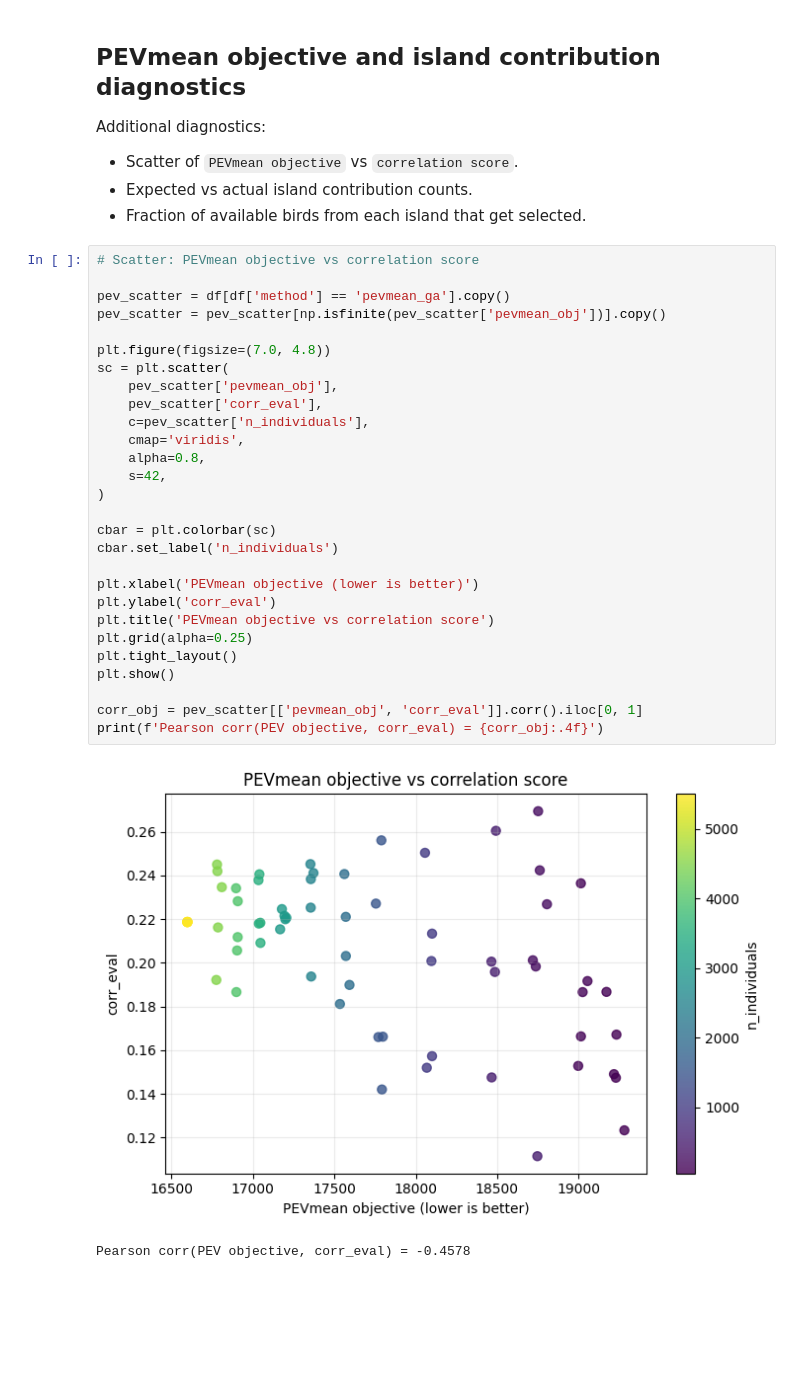
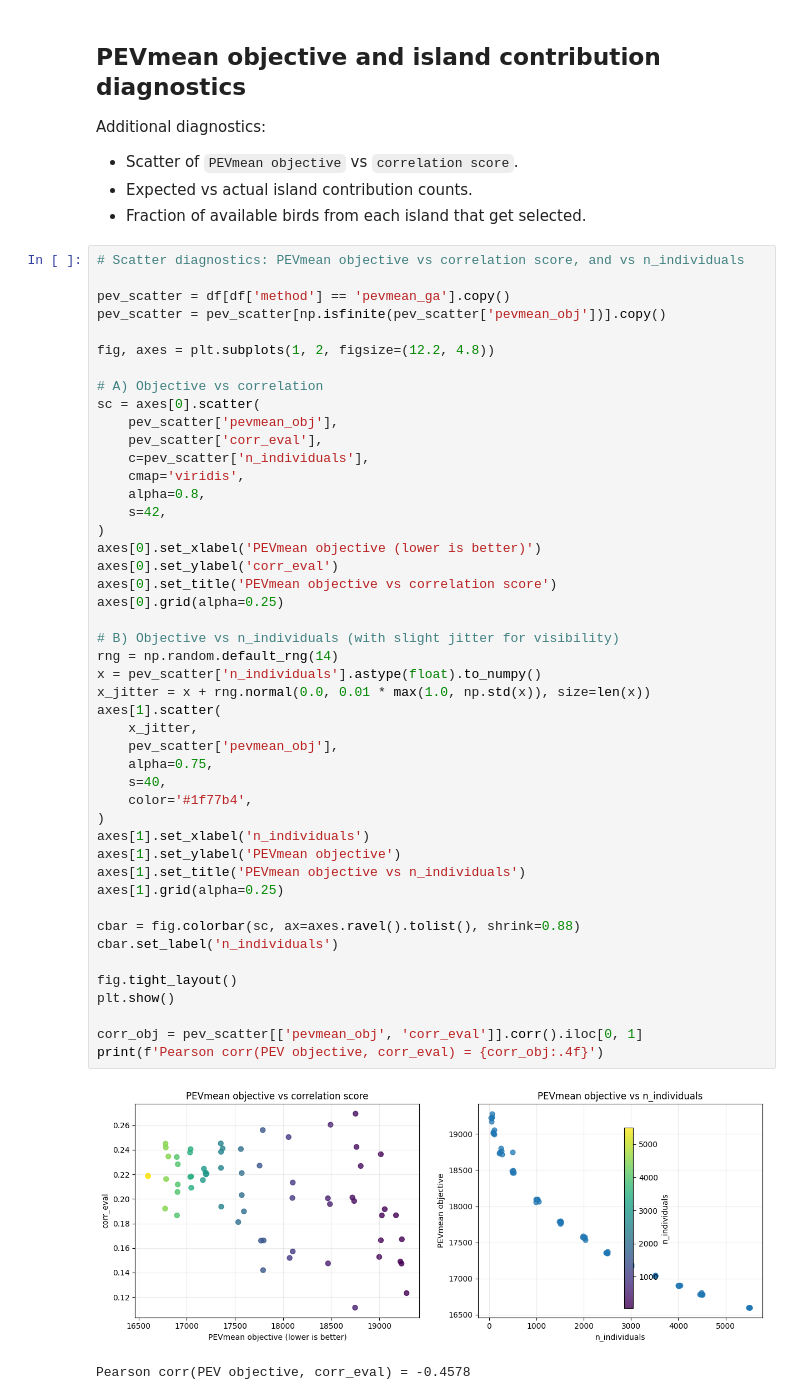
Before and after one commit to simennes/Master_thesis, a Jupyter notebook: notebooks/analyze_pevmean_ga_short.ipynb, the cells around one changed output. Saved outputs shown, nothing was run; the diff lists cells and outputs as text; blank space fills up the shorter version.

Commit message:
analyse av pevmean2

```diff
--- a/notebooks/analyze_pevmean_ga_short.ipynb
+++ b/notebooks/analyze_pevmean_ga_short.ipynb
@@ -312,34 +312,52 @@ Additional diagnostics:
 - Expected vs actual island contribution counts.
 - Fraction of available birds from each island that get selected.
 # %%
-# Scatter: PEVmean objective vs correlation score
+# Scatter diagnostics: PEVmean objective vs correlation score, and vs n_individuals
 
 pev_scatter = df[df['method'] == 'pevmean_ga'].copy()
 pev_scatter = pev_scatter[np.isfinite(pev_scatter['pevmean_obj'])].copy()
 
-plt.figure(figsize=(7.0, 4.8))
-sc = plt.scatter(
+fig, axes = plt.subplots(1, 2, figsize=(12.2, 4.8))
+
+# A) Objective vs correlation
+sc = axes[0].scatter(
     pev_scatter['pevmean_obj'],
     pev_scatter['corr_eval'],
     c=pev_scatter['n_individuals'],
     cmap='viridis',
     alpha=0.8,
     s=42,
 )
+axes[0].set_xlabel('PEVmean objective (lower is better)')
+axes[0].set_ylabel('corr_eval')
+axes[0].set_title('PEVmean objective vs correlation score')
+axes[0].grid(alpha=0.25)
 
-cbar = plt.colorbar(sc)
+# B) Objective vs n_individuals (with slight jitter for visibility)
+rng = np.random.default_rng(14)
+x = pev_scatter['n_individuals'].astype(float).to_numpy()
+x_jitter = x + rng.normal(0.0, 0.01 * max(1.0, np.std(x)), size=len(x))
+axes[1].scatter(
+    x_jitter,
+    pev_scatter['pevmean_obj'],
+    alpha=0.75,
+    s=40,
+    color='#1f77b4',
+)
+axes[1].set_xlabel('n_individuals')
+axes[1].set_ylabel('PEVmean objective')
+axes[1].set_title('PEVmean objective vs n_individuals')
+axes[1].grid(alpha=0.25)
+
+cbar = fig.colorbar(sc, ax=axes.ravel().tolist(), shrink=0.88)
 cbar.set_label('n_individuals')
 
-plt.xlabel('PEVmean objective (lower is better)')
-plt.ylabel('corr_eval')
-plt.title('PEVmean objective vs correlation score')
-plt.grid(alpha=0.25)
-plt.tight_layout()
+fig.tight_layout()
 plt.show()
 
 corr_obj = pev_scatter[['pevmean_obj', 'corr_eval']].corr().iloc[0, 1]
 print(f'Pearson corr(PEV objective, corr_eval) = {corr_obj:.4f}')
 # %% [output]
-[figure, old version]
+[figure, new version]
 Pearson corr(PEV objective, corr_eval) = -0.4578
 # %%
```
Also changed, not shown: parts of 1 cell of this notebook, 2 other files.
